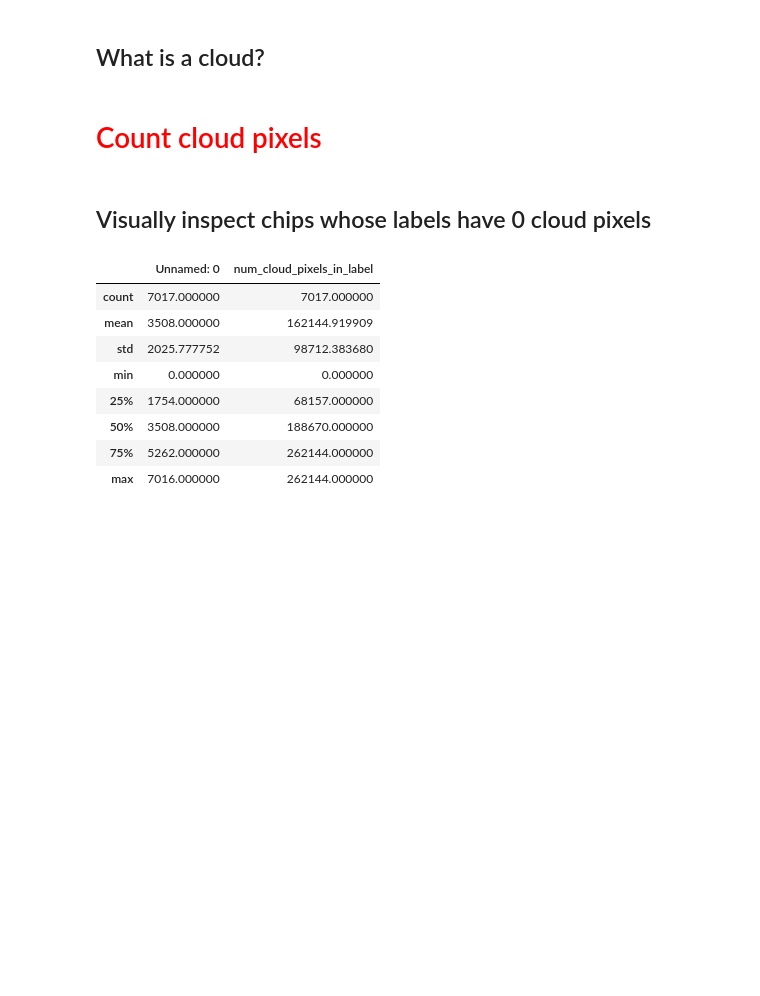
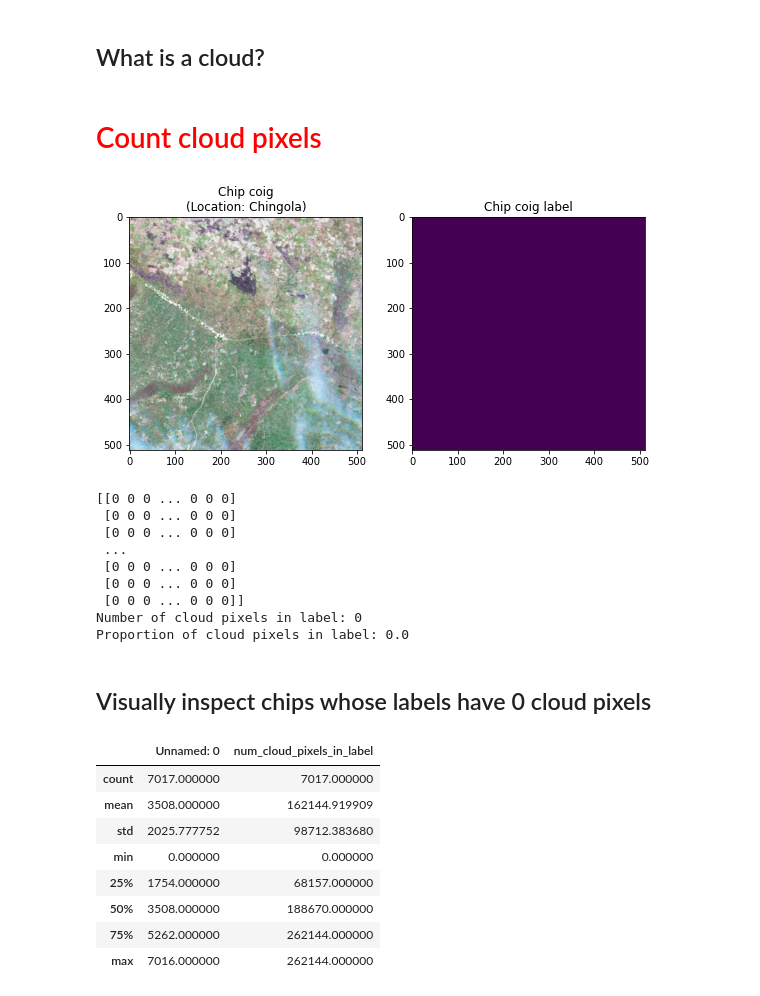
Before and after one commit to kurteulau/ucb_mids_w207_final_project, a Jupyter notebook: notebooks/tutorial_benchmark-Copy2.ipynb, the cells around one changed output. Cells and saved outputs as stored; diff of their text form; code cells hidden in the pictures; blank space fills up the shorter version.

Commit message:
Update all or no cloud pixel notebooks

```diff
--- a/notebooks/tutorial_benchmark-Copy2.ipynb
+++ b/notebooks/tutorial_benchmark-Copy2.ipynb
@@ -469,7 +472,18 @@ def display_true_color_label_pixel_count(chip_id, data_dir=TRAIN_FEATURES):
 # %% [markdown]
 <h1><font color='red'>Count cloud pixels<font></h1>
 # %%
-display_true_color_label_pixel_count('zxod')
+display_true_color_label_pixel_count('coig')
+# %% [output]
+[figure, added]
+[[0 0 0 ... 0 0 0]
+ [0 0 0 ... 0 0 0]
+ [0 0 0 ... 0 0 0]
+ ...
+ [0 0 0 ... 0 0 0]
+ [0 0 0 ... 0 0 0]
+ [0 0 0 ... 0 0 0]]
+Number of cloud pixels in label: 0
+Proportion of cloud pixels in label: 0.0
 # %%
 display_true_color_label_pixel_count('bvkx')
 # %%
```
Also changed, not shown: parts of 2 cells of this notebook, 2 other files.
